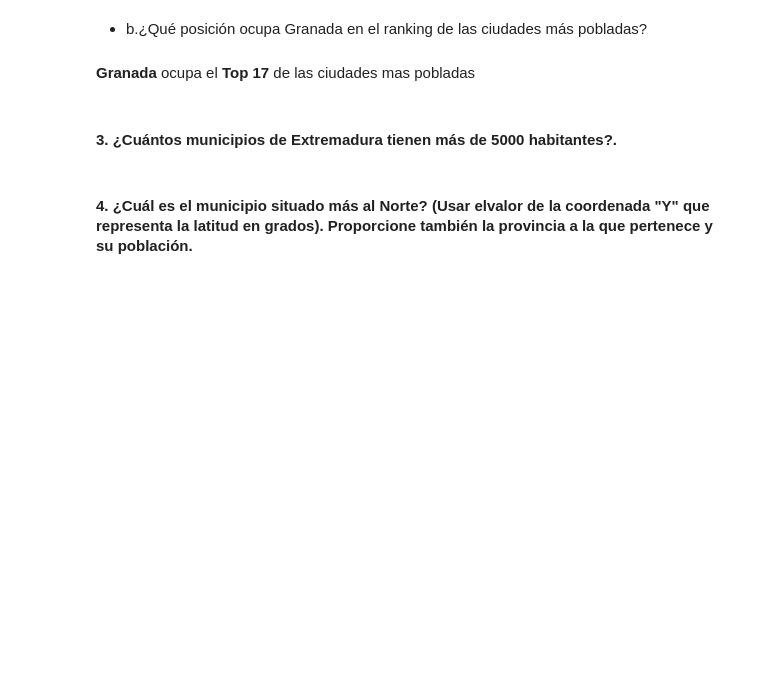
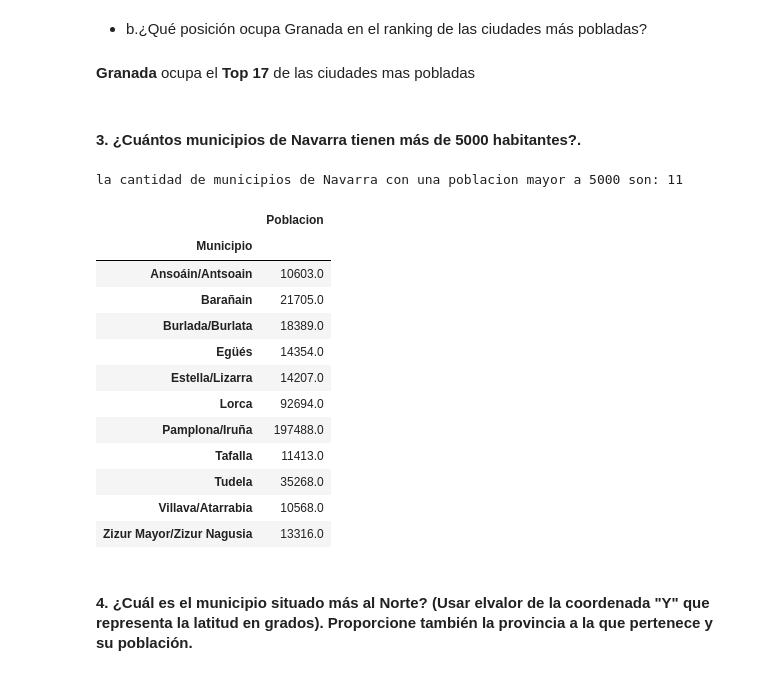
Before and after one commit to victorcholotio/DataScience_Galileo, a Jupyter notebook: Laboratorio #3 - Analisis de datos con python.ipynb, the cells around one changed output. Saved outputs shown, nothing was run; the diff lists cells and outputs as text; code cells hidden in the pictures; blank space fills up the shorter version.

```diff
--- a/Laboratorio #3 - Analisis de datos con python.ipynb
+++ b/Laboratorio #3 - Analisis de datos con python.ipynb
@@ -166,7 +166,29 @@ La ciudad mas poblada es **Madrid**
 # %% [markdown]
 **Granada** ocupa el **Top 17** de las ciudades mas pobladas
 # %% [markdown]
-#### 3. ¿Cuántos municipios de Extremadura tienen más de 5000 habitantes?.
+#### 3. ¿Cuántos municipios de Navarra tienen más de 5000 habitantes?.
+# %%
+pobla_navarra = nucleos_poblacion[nucleos_poblacion['Provincia'] == 'Navarra']
+poblacion_navarra = pd.DataFrame(pobla_navarra.groupby(['Municipio'])['Poblacion'].sum())
+mun_mayor5000 = poblacion_navarra[poblacion_navarra['Poblacion'] > 5000]
+a = mun_mayor5000['Poblacion'].count()
+print(f'la cantidad de municipios de Navarra con una poblacion mayor a 5000 son: {a}')
+mun_mayor5000
+# %% [output]
+la cantidad de municipios de Navarra con una poblacion mayor a 5000 son: 11
+|  | Poblacion |
+| Municipio |  |
+| Ansoáin/Antsoain | 10603.0 |
+| Barañain | 21705.0 |
+| Burlada/Burlata | 18389.0 |
+| Egüés | 14354.0 |
+| Estella/Lizarra | 14207.0 |
+| Lorca | 92694.0 |
+| Pamplona/Iruña | 197488.0 |
+| Tafalla | 11413.0 |
+| Tudela | 35268.0 |
+| Villava/Atarrabia | 10568.0 |
+| Zizur Mayor/Zizur Nagusia | 13316.0 |
 # %% [markdown]
 #### 4. ¿Cuál es el municipio situado más al Norte? (Usar elvalor de la coordenada "Y" que representa la latitud en grados). Proporcione también la provincia a la que pertenece y su población.
 # %%
```
Also changed, not shown: parts of 1 cell of this notebook.
